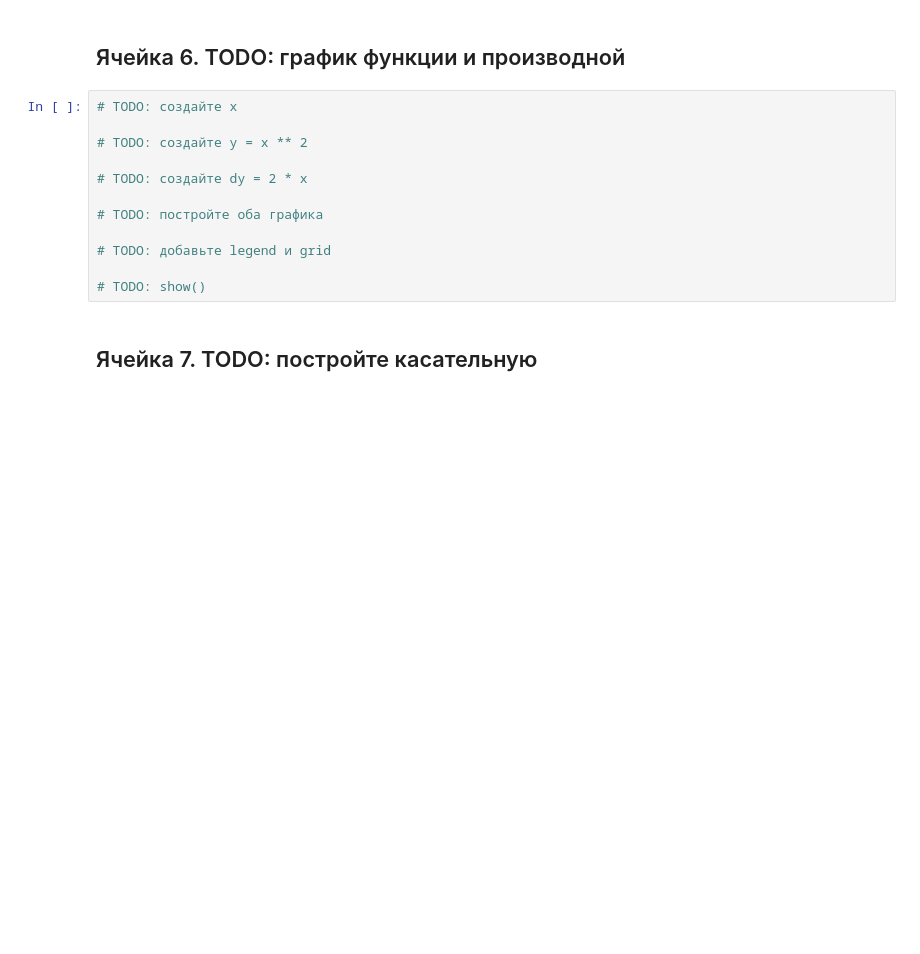
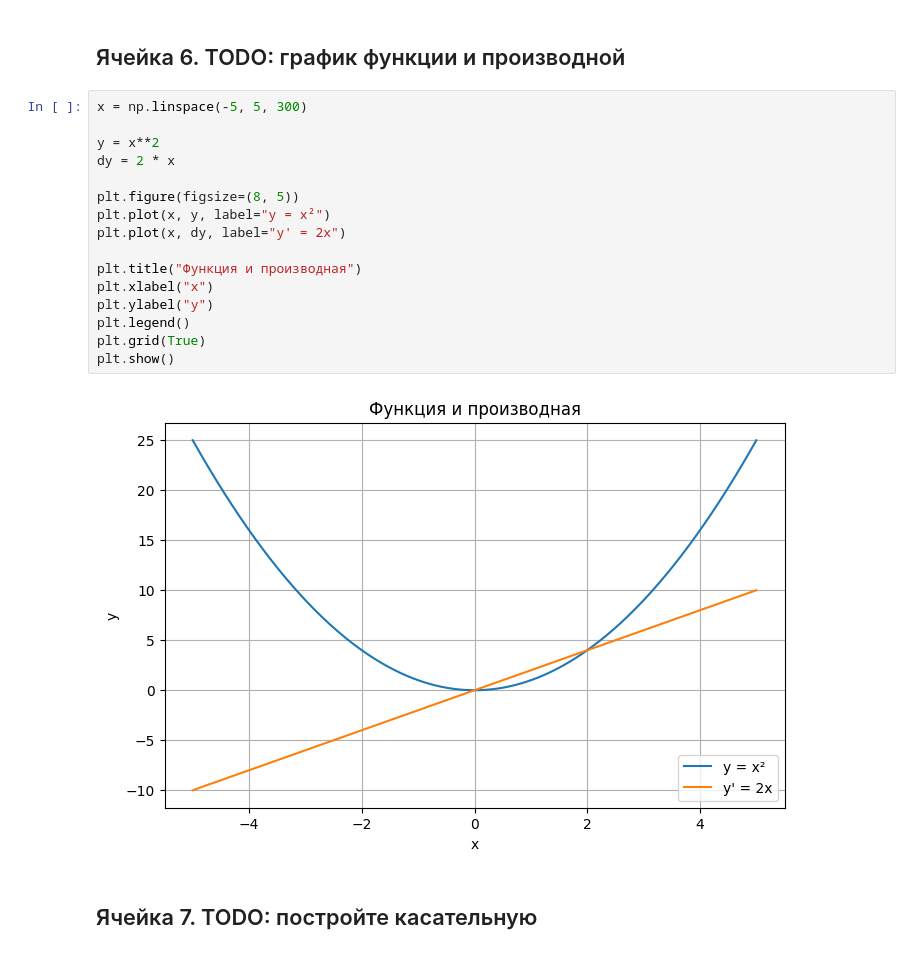
Before and after one commit to FelixTheCatW/infomath-study, a Jupyter notebook: notebooks/block3_lesson07_derivative_todo.ipynb, the cells around one changed output. Drawn from its saved outputs; the diff is of its cells as text; blank space fills up the shorter version.

```diff
--- a/notebooks/block3_lesson07_derivative_todo.ipynb
+++ b/notebooks/block3_lesson07_derivative_todo.ipynb
@@ -234,17 +226,23 @@ table
 # %% [markdown]
 ## Ячейка 6. TODO: график функции и производной
 # %%
-# TODO: создайте x
+x = np.linspace(-5, 5, 300)
 
-# TODO: создайте y = x ** 2
+y = x**2
+dy = 2 * x
 
-# TODO: создайте dy = 2 * x
+plt.figure(figsize=(8, 5))
+plt.plot(x, y, label="y = x²")
+plt.plot(x, dy, label="y' = 2x")
 
-# TODO: постройте оба графика
-
-# TODO: добавьте legend и grid
-
-# TODO: show()
+plt.title("Функция и производная")
+plt.xlabel("x")
+plt.ylabel("y")
+plt.legend()
+plt.grid(True)
+plt.show()
+# %% [output]
+[figure, added]
 # %% [markdown]
 ## Ячейка 7. TODO: постройте касательную
 # %%
```
Also changed, not shown: parts of 8 cells of this notebook.
